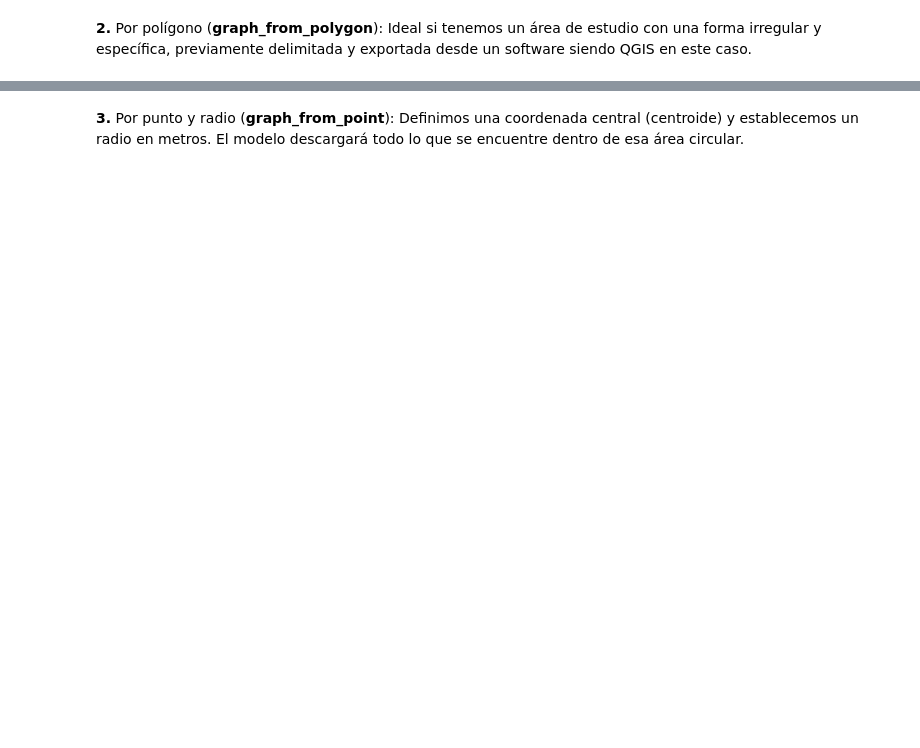
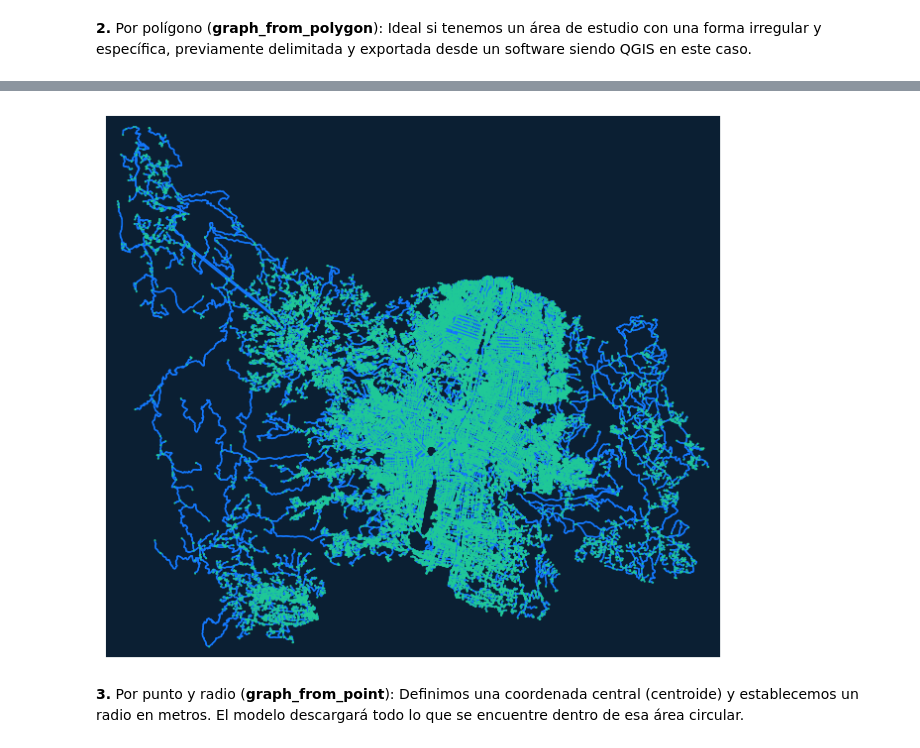
Before and after one commit to Ayalasant/Semillero-SUT, a Jupyter notebook: Modelación computacional/Proceso y uso de OSMNX.ipynb, the cells around one changed output, grey strips where cells are left out. Cells and saved outputs as stored; diff of their text form; code cells hidden in the pictures; blank space fills up the shorter version.

Commit message:
Correcion GPKG

```diff
--- a/Modelación computacional/Proceso y uso de OSMNX.ipynb
+++ b/Modelación computacional/Proceso y uso de OSMNX.ipynb
@@ -59,21 +61,23 @@ fig, ax = ox.plot.plot_graph(
 Para este caso traemos el polígono del municipio de Medellín desde QGIS para después extraer su información.
 <img src="../Images/Medellin.png" alt="Texto alternativo" width="600"/>
 # %%
-zona = gpd.read_file("Medellin.gpkg")
+zona = gpd.read_file("../GPKG/Medellin.gpkg")
 polygon = zona.geometry.iloc[0]
 B = ox.graph.graph_from_polygon(
     polygon,
     network_type="walk"
 )
 
 fig, ax = ox.plot.plot_graph(
     B,
     bgcolor="#0B1F33",       # Color de fondo
     edge_color="#1479FF",    # Color de las líneas (calles/aristas)
     node_color="#20C997",    # Color de los puntos (intersecciones/nodos)
     node_size=2,            # Tamaño de los nodos (opcional)
     edge_linewidth=1         # Grosor de las líneas (opcional)
 )
+# %% [output]
+[figure, added]
 # %% [markdown]
 **3.** Por punto y radio (**graph_from_point**): Definimos una coordenada central (centroide) y establecemos un radio en metros. El modelo descargará todo lo que se encuentre dentro de esa área circular.
 # %%
```
Also changed, not shown: parts of 3 cells of this notebook, 5 other files.
